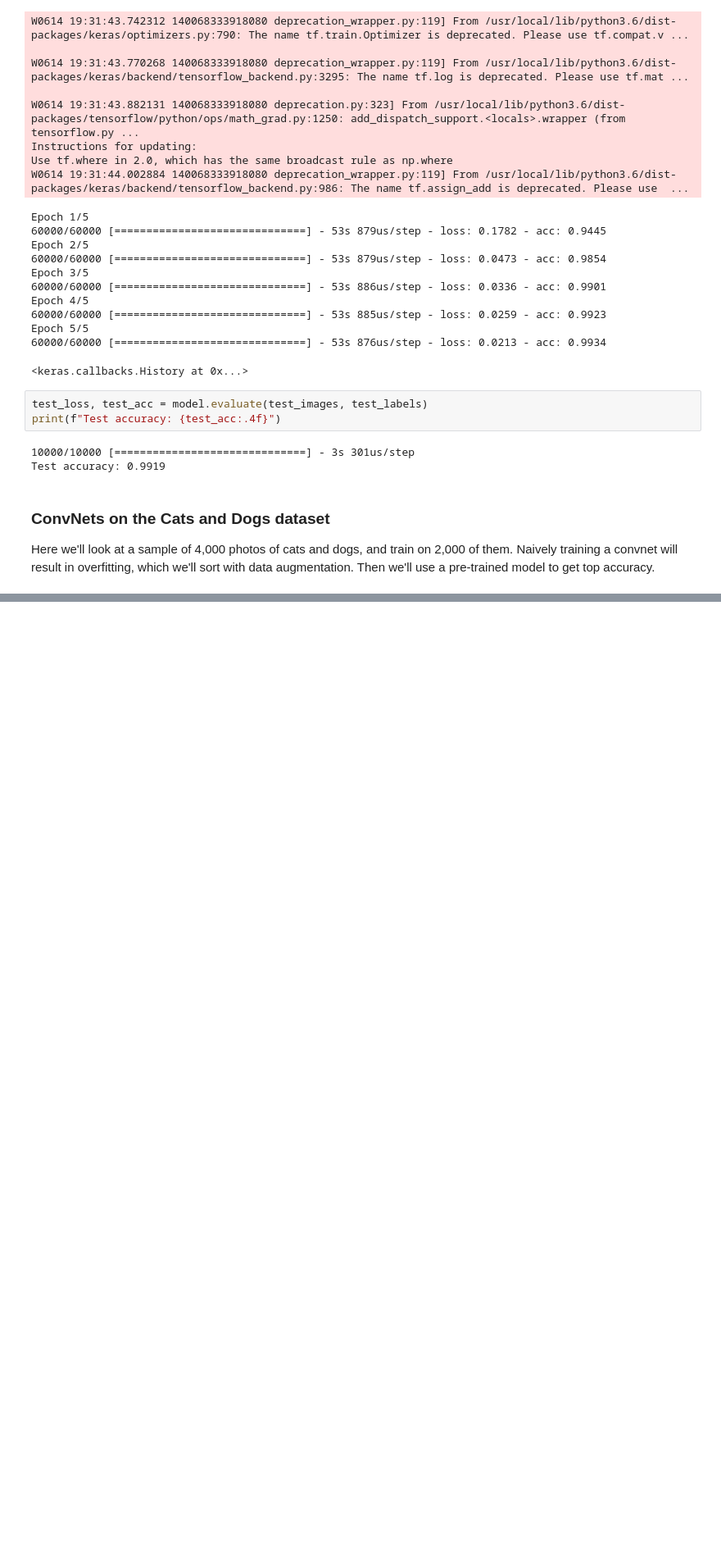
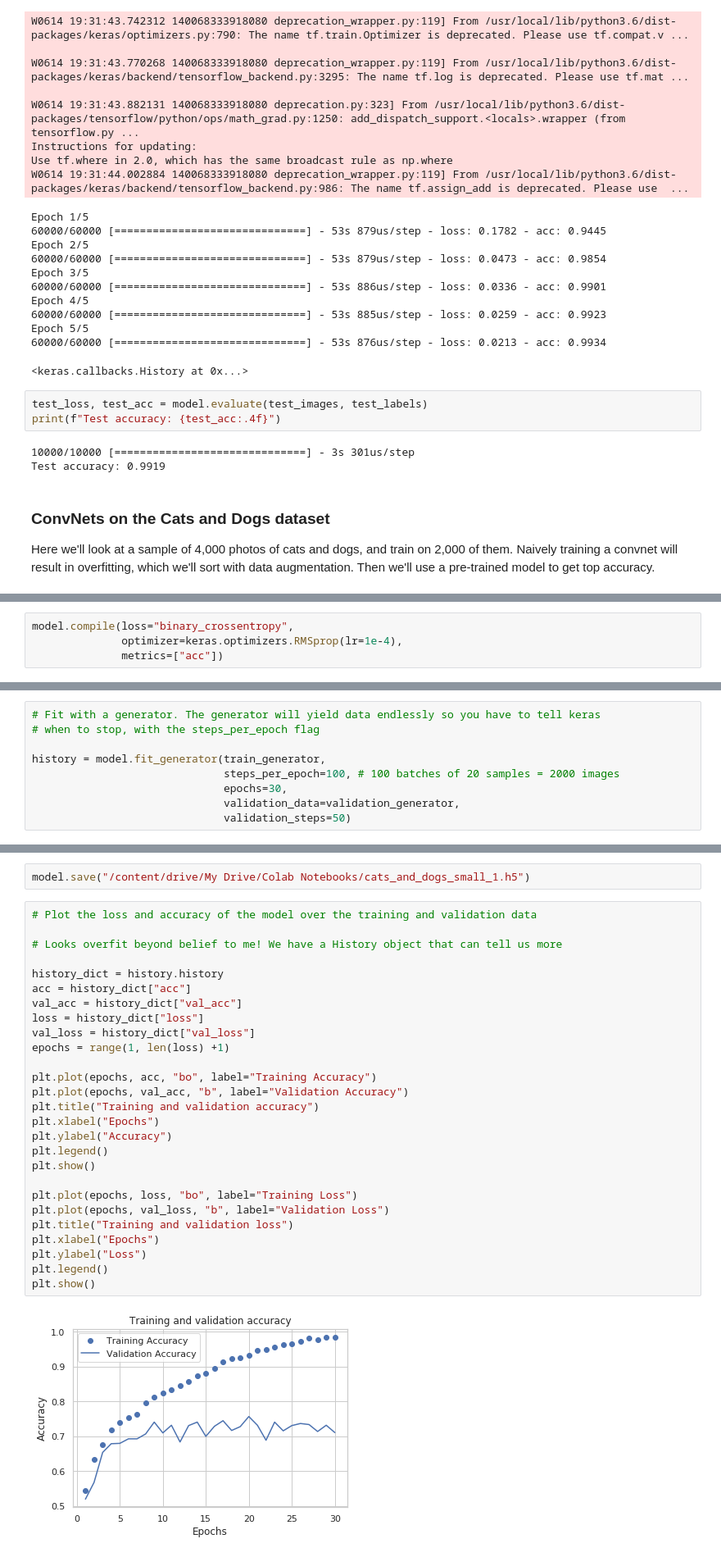
Before and after one commit to wllgrnt/keras-examples, a Jupyter notebook: Chapter5.ipynb, the cells around one changed output, grey strips where cells are left out. Shown: that part at 82% size. Cells and saved outputs as stored; diff of their text form; blank space fills up the shorter version.

Commit message:
Naive convnet demonstrating overfitting

```diff
--- a/Chapter5.ipynb
+++ b/Chapter5.ipynb
@@ -243,0 +288,4 @@ total test dog images: 500
+# %%
+model.compile(loss="binary_crossentropy",
+              optimizer=keras.optimizers.RMSprop(lr=1e-4),
+              metrics=["acc"])
@@ -243,0 +325,9 @@ total test dog images: 500
+# %%
+# Fit with a generator. The generator will yield data endlessly so you have to tell keras
+# when to stop, with the steps_per_epoch flag
+
+history = model.fit_generator(train_generator,
+                              steps_per_epoch=100, # 100 batches of 20 samples = 2000 images
+                              epochs=30,
+                              validation_data=validation_generator,
+                              validation_steps=50)
@@ -243,0 +353,31 @@ total test dog images: 500
+# %%
+model.save("/content/drive/My Drive/Colab Notebooks/cats_and_dogs_small_1.h5")
+# %%
+# Plot the loss and accuracy of the model over the training and validation data
+
+# Looks overfit beyond belief to me! We have a History object that can tell us more
+
+history_dict = history.history
+acc = history_dict["acc"]
+val_acc = history_dict["val_acc"]
+loss = history_dict["loss"]
+val_loss = history_dict["val_loss"]
+epochs = range(1, len(loss) +1)
+
+plt.plot(epochs, acc, "bo", label="Training Accuracy")
+plt.plot(epochs, val_acc, "b", label="Validation Accuracy")
+plt.title("Training and validation accuracy")
+plt.xlabel("Epochs")
+plt.ylabel("Accuracy")
+plt.legend()
+plt.show()
+
+plt.plot(epochs, loss, "bo", label="Training Loss")
+plt.plot(epochs, val_loss, "b", label="Validation Loss")
+plt.title("Training and validation loss")
+plt.xlabel("Epochs")
+plt.ylabel("Loss")
+plt.legend()
+plt.show()
+# %% [output]
+[figure, added]
```
Also changed, not shown: parts of 12 cells of this notebook.
